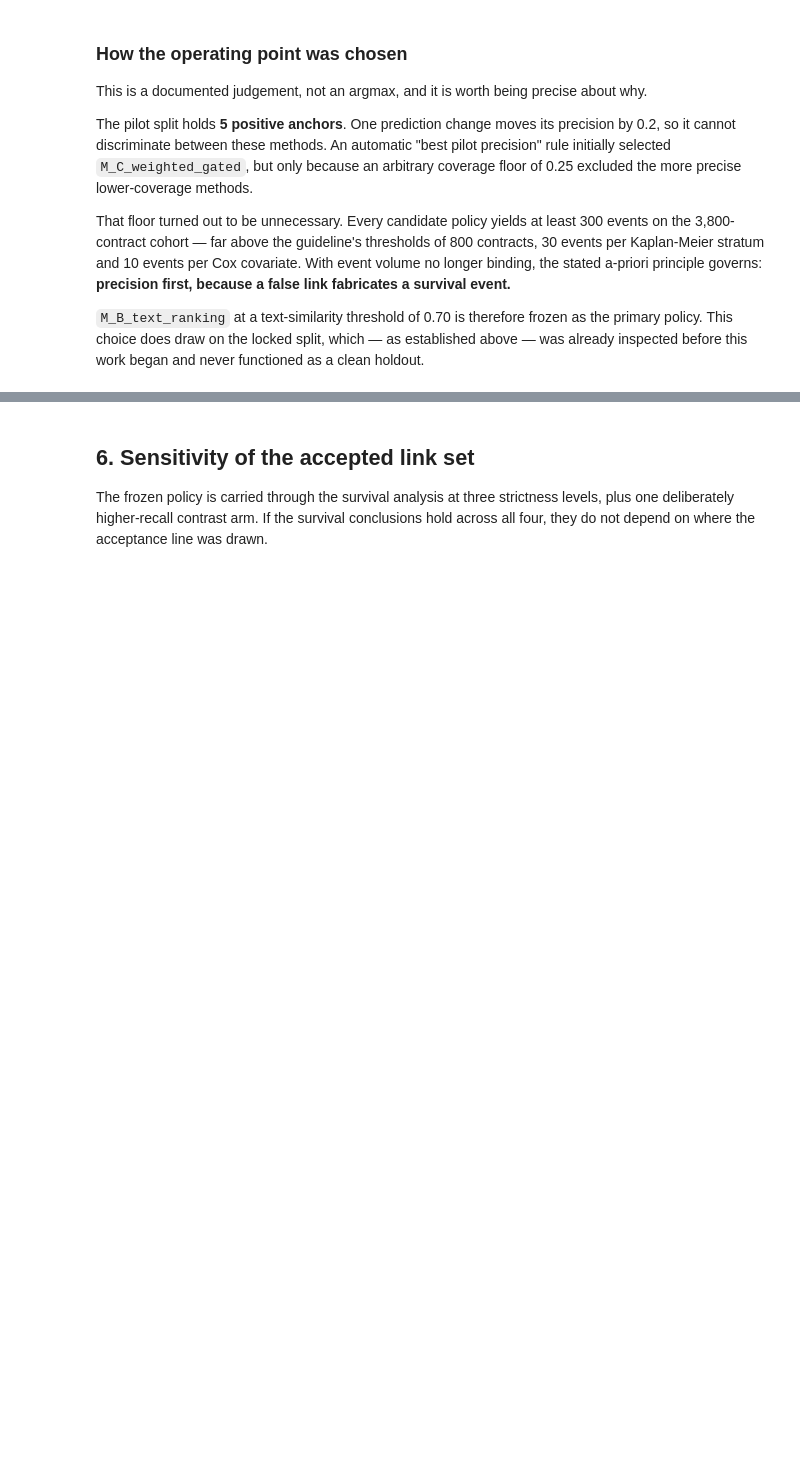
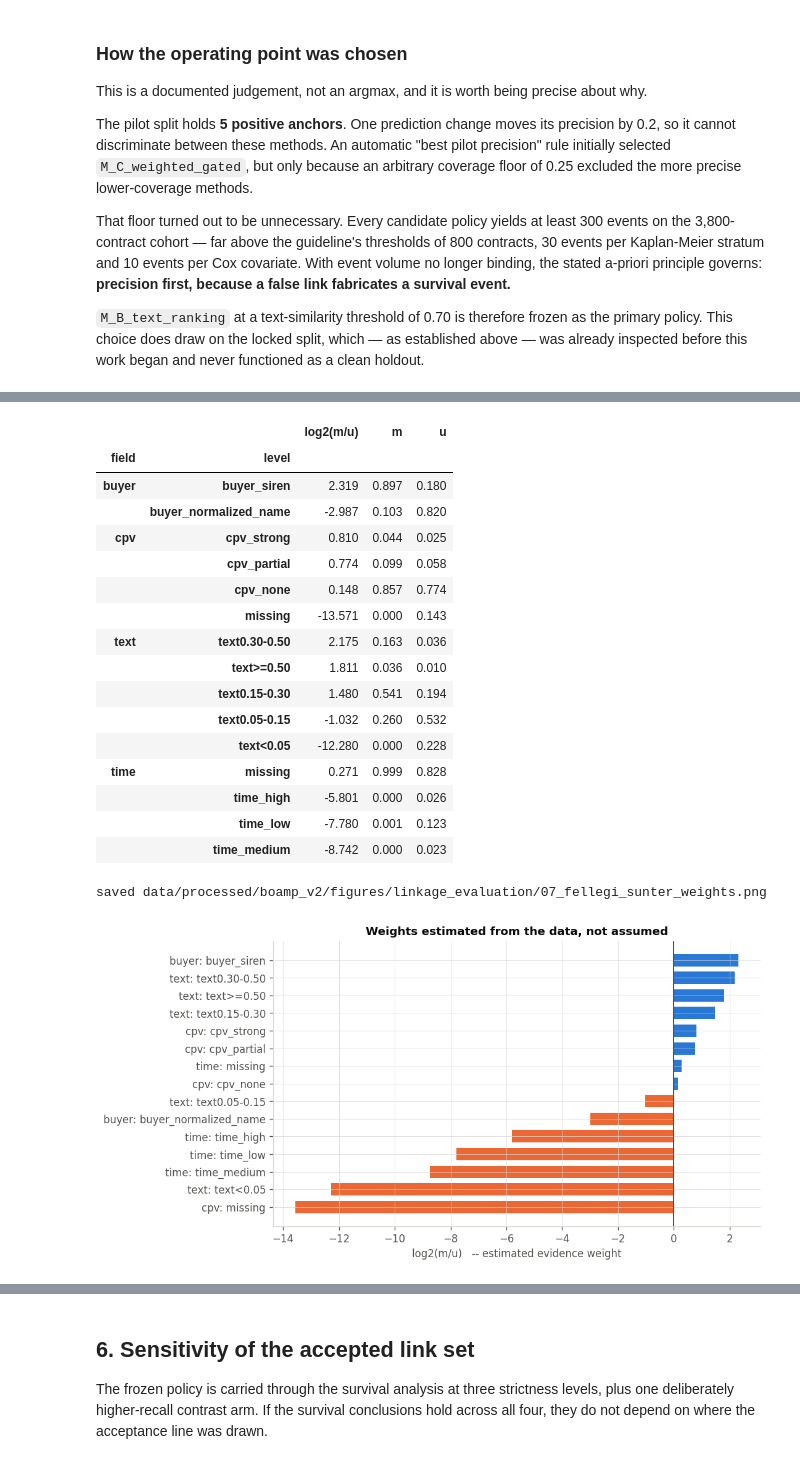
Before and after one commit to ROUSenghak/project-gigalis, a Jupyter notebook: notebooks/12_successor_linkage_and_evaluation.ipynb, the cells around one changed output, grey strips where cells are left out. Saved outputs shown, nothing was run; the diff lists cells and outputs as text; code cells hidden in the pictures; blank space fills up the shorter version.

```diff
--- a/notebooks/12_successor_linkage_and_evaluation.ipynb
+++ b/notebooks/12_successor_linkage_and_evaluation.ipynb
@@ -333,0 +445,10 @@ saved data/processed/boamp_v2/figures/linkage_evaluation/04_pilot_precision_cove
+# %%
+fs = load_json("fellegi_sunter_model.json")
+primary = fs["primary_fit_population_u"]
+
+print(f"candidate pairs fitted     : {fs['candidate_pairs']:,}")
+print(f"converged                  : {primary['converged']} after {primary['iterations']} iterations")
+print(f"log-likelihood monotone    : {primary['log_likelihood_monotone']}")
+print(f"fitted lambda              : {primary['lambda']:.4f}"
+      f"  -> implies {primary['lambda'] * fs['candidate_pairs']:,.0f} matches")
+print(f"prior is calibrated        : {fs['prior_is_calibrated']}")
@@ -333,0 +468,39 @@ saved data/processed/boamp_v2/figures/linkage_evaluation/04_pilot_precision_cove
+# %%
+weights = pd.DataFrame([
+    {"field": field, "level": level, "log2(m/u)": value,
+     "m": primary["m"][field][level], "u": primary["u"][field][level]}
+    for field, levels in primary["log2_bayes_factor"].items()
+    for level, value in levels.items()
+]).sort_values(["field", "log2(m/u)"], ascending=[True, False])
+display(weights.set_index(["field", "level"]).round(3))
+
+fig, ax = plt.subplots(figsize=(8.5, 5))
+ordered = weights.sort_values("log2(m/u)")
+labels = [f"{row.field}: {row.level}" for row in ordered.itertuples()]
+colours = [PALETTE[0] if value > 0 else PALETTE[1] for value in ordered["log2(m/u)"]]
+ax.barh(labels, ordered["log2(m/u)"], color=colours, height=0.7)
+ax.axvline(0, color=MUTED, linewidth=1.2)
+ax.set_xlabel("log2(m/u)   -- estimated evidence weight")
+ax.set_title("Weights estimated from the data, not assumed")
+save(fig, "07_fellegi_sunter_weights.png")
+plt.show()
+# %% [output]
+|  |  | log2(m/u) | m | u |
+| field | level |  |  |  |
+| buyer | buyer_siren | 2.319 | 0.897 | 0.180 |
+|  | buyer_normalized_name | -2.987 | 0.103 | 0.820 |
+| cpv | cpv_strong | 0.810 | 0.044 | 0.025 |
+|  | cpv_partial | 0.774 | 0.099 | 0.058 |
+|  | cpv_none | 0.148 | 0.857 | 0.774 |
+|  | missing | -13.571 | 0.000 | 0.143 |
+| text | text0.30-0.50 | 2.175 | 0.163 | 0.036 |
+|  | text>=0.50 | 1.811 | 0.036 | 0.010 |
+|  | text0.15-0.30 | 1.480 | 0.541 | 0.194 |
+|  | text0.05-0.15 | -1.032 | 0.260 | 0.532 |
+|  | text<0.05 | -12.280 | 0.000 | 0.228 |
+| time | missing | 0.271 | 0.999 | 0.828 |
+|  | time_high | -5.801 | 0.000 | 0.026 |
+|  | time_low | -7.780 | 0.001 | 0.123 |
+|  | time_medium | -8.742 | 0.000 | 0.023 |
+saved data/processed/boamp_v2/figures/linkage_evaluation/07_fellegi_sunter_weights.png
+[figure, added]
```
Also changed, not shown: parts of 13 cells of this notebook, 1 other file.
